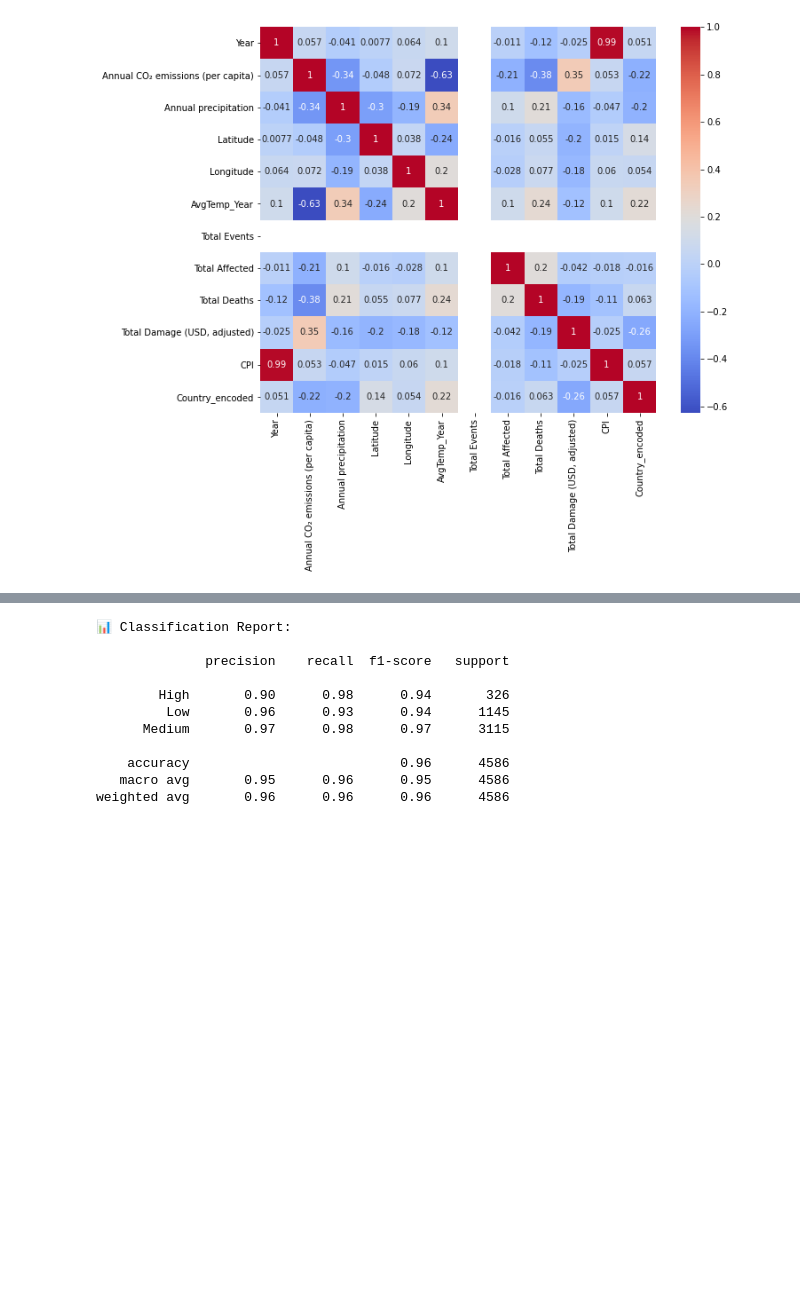
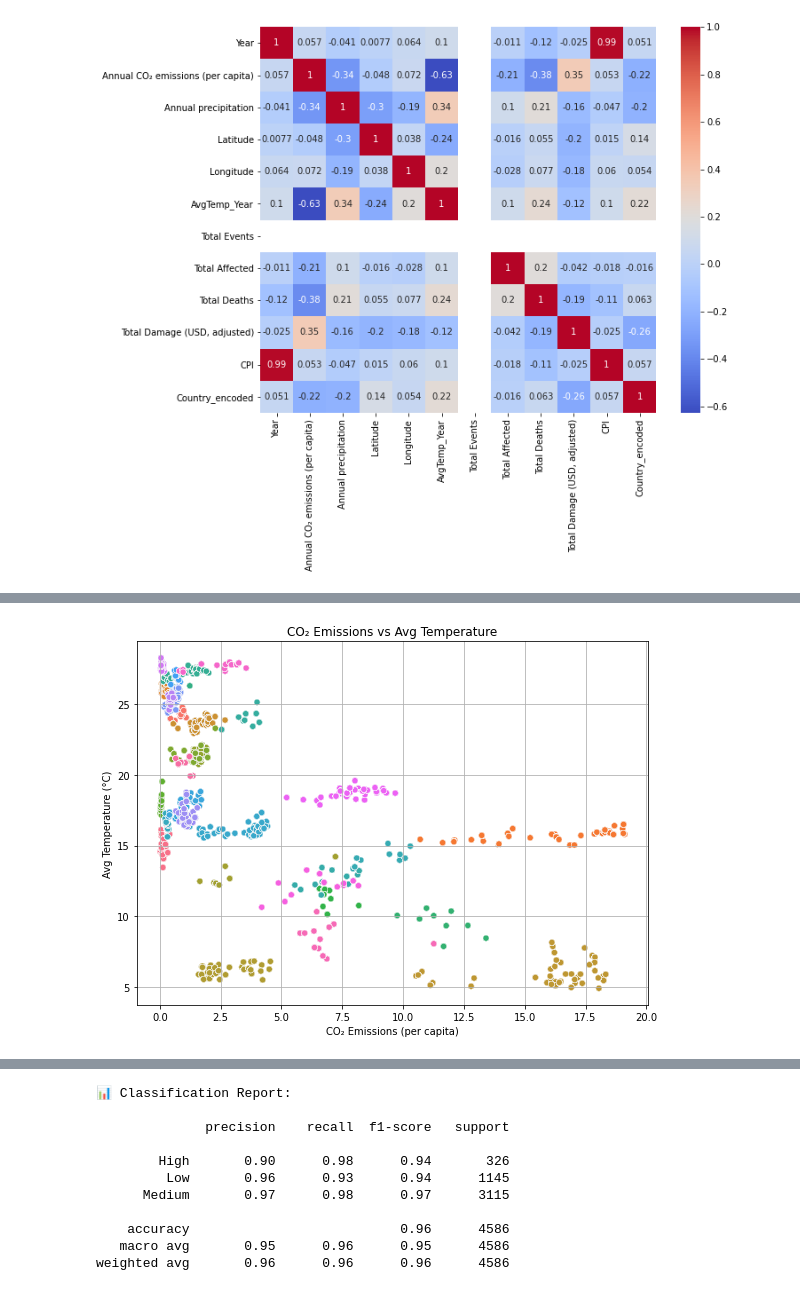
Before and after one commit to Nikhitha-N/Climate-Disaster-Prediction-System, a Jupyter notebook: Scripts/Modeling.ipynb, the cells around one changed output, grey strips where cells are left out. Cells and saved outputs as stored; diff of their text form; code cells hidden in the pictures; blank space fills up the shorter version.

```diff
--- a/Scripts/Modeling.ipynb
+++ b/Scripts/Modeling.ipynb
@@ -322,0 +348,11 @@ plt.show()
+# %%
+plt.figure(figsize=(8, 6))
+sns.scatterplot(data=df, x="Annual CO₂ emissions (per capita)", y="AvgTemp_Year", hue="Country", alpha=0.7, legend=False)
+plt.title("CO₂ Emissions vs Avg Temperature")
+plt.xlabel("CO₂ Emissions (per capita)")
+plt.ylabel("Avg Temperature (°C)")
+plt.grid(True)
+plt.tight_layout()
+plt.show()
+# %% [output]
+[figure, added]
```
Also changed, not shown: parts of 3 cells of this notebook.
